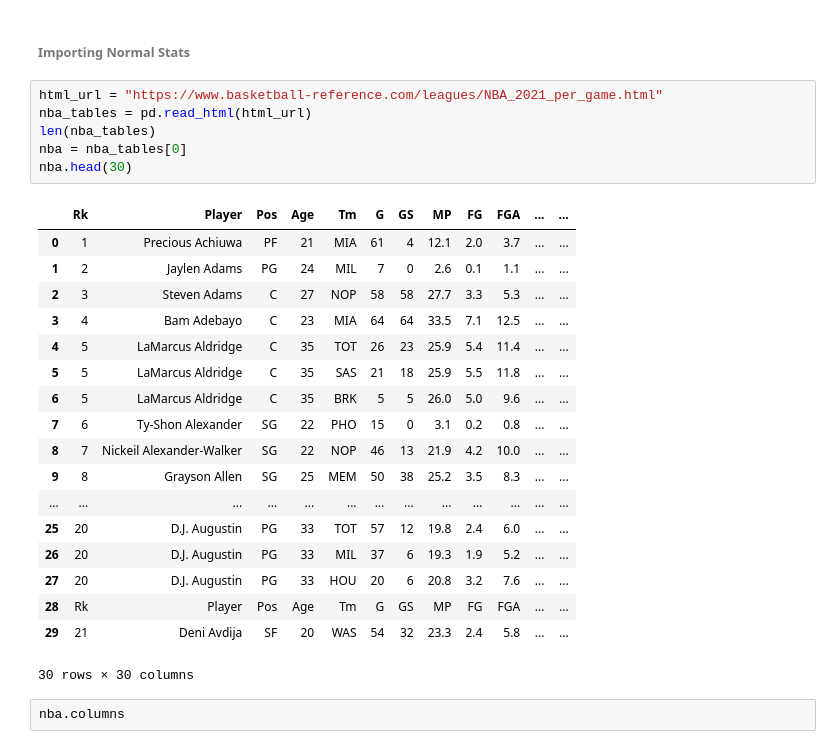
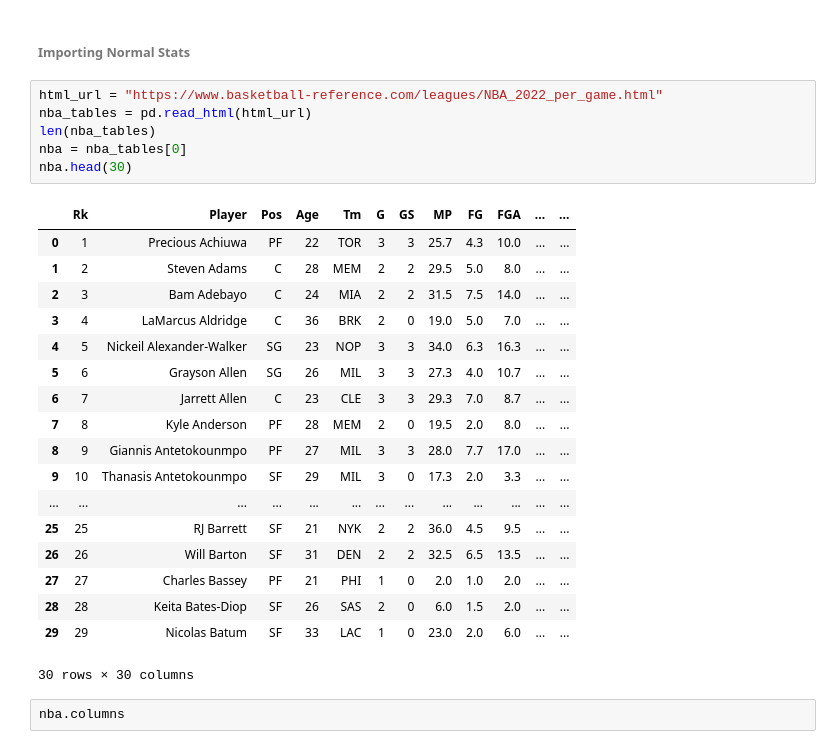
Before and after one commit to MKHN15/NBA-Stat-Padder, a Jupyter notebook: 2021-22 Season/MVP Predictions/MVP Predictions.ipynb, the cells around one changed output. Drawn from its saved outputs; the diff is of its cells as text.

```diff
--- a/2021-22 Season/MVP Predictions/MVP Predictions.ipynb
+++ b/2021-22 Season/MVP Predictions/MVP Predictions.ipynb
@@ -21,29 +21,29 @@ ssl._create_default_https_econtext = ssl._create_unverified_context
 # %% [markdown]
 ###### Importing Normal Stats ######
 # %%
-html_url = "https://www.basketball-reference.com/leagues/NBA_2021_per_game.html"
+html_url = "https://www.basketball-reference.com/leagues/NBA_2022_per_game.html"
 nba_tables = pd.read_html(html_url)
 len(nba_tables)
 nba = nba_tables[0]
 nba.head(30)
 # %% [output]
 |  | Rk | Player | Pos | Age | Tm | G | GS | MP | FG | FGA | ... | ... |
-| 0 | 1 | Precious Achiuwa | PF | 21 | MIA | 61 | 4 | 12.1 | 2.0 | 3.7 | ... | ... |
-| 1 | 2 | Jaylen Adams | PG | 24 | MIL | 7 | 0 | 2.6 | 0.1 | 1.1 | ... | ... |
-| 2 | 3 | Steven Adams | C | 27 | NOP | 58 | 58 | 27.7 | 3.3 | 5.3 | ... | ... |
-| 3 | 4 | Bam Adebayo | C | 23 | MIA | 64 | 64 | 33.5 | 7.1 | 12.5 | ... | ... |
-| 4 | 5 | LaMarcus Aldridge | C | 35 | TOT | 26 | 23 | 25.9 | 5.4 | 11.4 | ... | ... |
-| 5 | 5 | LaMarcus Aldridge | C | 35 | SAS | 21 | 18 | 25.9 | 5.5 | 11.8 | ... | ... |
-| 6 | 5 | LaMarcus Aldridge | C | 35 | BRK | 5 | 5 | 26.0 | 5.0 | 9.6 | ... | ... |
-| 7 | 6 | Ty-Shon Alexander | SG | 22 | PHO | 15 | 0 | 3.1 | 0.2 | 0.8 | ... | ... |
-| 8 | 7 | Nickeil Alexander-Walker | SG | 22 | NOP | 46 | 13 | 21.9 | 4.2 | 10.0 | ... | ... |
-| 9 | 8 | Grayson Allen | SG | 25 | MEM | 50 | 38 | 25.2 | 3.5 | 8.3 | ... | ... |
+| 0 | 1 | Precious Achiuwa | PF | 22 | TOR | 3 | 3 | 25.7 | 4.3 | 10.0 | ... | ... |
+| 1 | 2 | Steven Adams | C | 28 | MEM | 2 | 2 | 29.5 | 5.0 | 8.0 | ... | ... |
+| 2 | 3 | Bam Adebayo | C | 24 | MIA | 2 | 2 | 31.5 | 7.5 | 14.0 | ... | ... |
+| 3 | 4 | LaMarcus Aldridge | C | 36 | BRK | 2 | 0 | 19.0 | 5.0 | 7.0 | ... | ... |
+| 4 | 5 | Nickeil Alexander-Walker | SG | 23 | NOP | 3 | 3 | 34.0 | 6.3 | 16.3 | ... | ... |
+| 5 | 6 | Grayson Allen | SG | 26 | MIL | 3 | 3 | 27.3 | 4.0 | 10.7 | ... | ... |
+| 6 | 7 | Jarrett Allen | C | 23 | CLE | 3 | 3 | 29.3 | 7.0 | 8.7 | ... | ... |
+| 7 | 8 | Kyle Anderson | PF | 28 | MEM | 2 | 0 | 19.5 | 2.0 | 8.0 | ... | ... |
+| 8 | 9 | Giannis Antetokounmpo | PF | 27 | MIL | 3 | 3 | 28.0 | 7.7 | 17.0 | ... | ... |
+| 9 | 10 | Thanasis Antetokounmpo | SF | 29 | MIL | 3 | 0 | 17.3 | 2.0 | 3.3 | ... | ... |
 | ... | ... | ... | ... | ... | ... | ... | ... | ... | ... | ... | ... | ... |
-| 25 | 20 | D.J. Augustin | PG | 33 | TOT | 57 | 12 | 19.8 | 2.4 | 6.0 | ... | ... |
-| 26 | 20 | D.J. Augustin | PG | 33 | MIL | 37 | 6 | 19.3 | 1.9 | 5.2 | ... | ... |
-| 27 | 20 | D.J. Augustin | PG | 33 | HOU | 20 | 6 | 20.8 | 3.2 | 7.6 | ... | ... |
-| 28 | Rk | Player | Pos | Age | Tm | G | GS | MP | FG | FGA | ... | ... |
-| 29 | 21 | Deni Avdija | SF | 20 | WAS | 54 | 32 | 23.3 | 2.4 | 5.8 | ... | ... |
+| 25 | 25 | RJ Barrett | SF | 21 | NYK | 2 | 2 | 36.0 | 4.5 | 9.5 | ... | ... |
+| 26 | 26 | Will Barton | SF | 31 | DEN | 2 | 2 | 32.5 | 6.5 | 13.5 | ... | ... |
+| 27 | 27 | Charles Bassey | PF | 21 | PHI | 1 | 0 | 2.0 | 1.0 | 2.0 | ... | ... |
+| 28 | 28 | Keita Bates-Diop | SF | 26 | SAS | 2 | 0 | 6.0 | 1.5 | 2.0 | ... | ... |
+| 29 | 29 | Nicolas Batum | SF | 33 | LAC | 1 | 0 | 23.0 | 2.0 | 6.0 | ... | ... |
 30 rows × 30 columns
 # %%
 nba.columns
```
Also changed, not shown: parts of 13 cells of this notebook, 16 other files.
